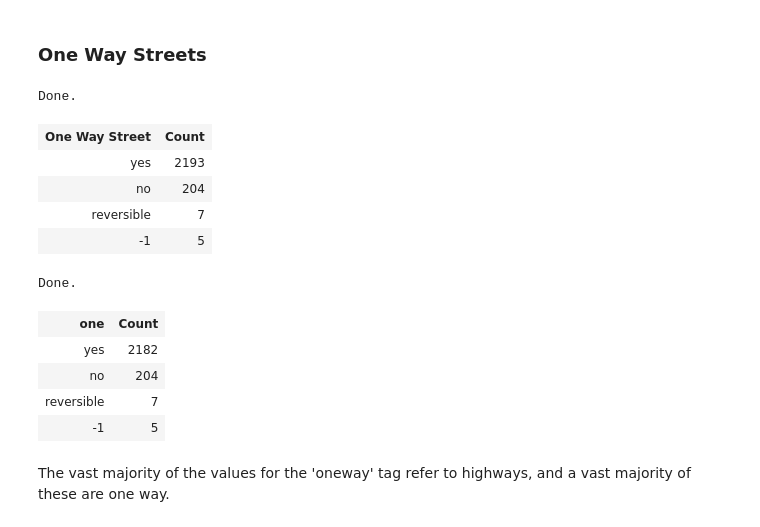
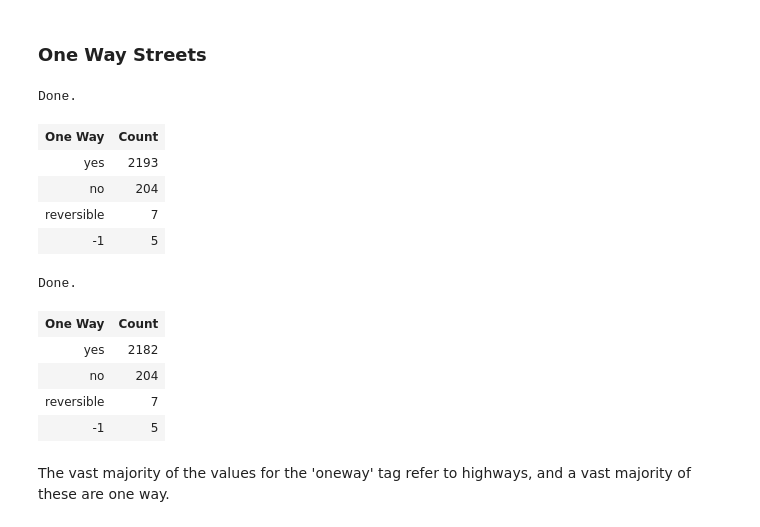
Before and after one commit to jaclynrich/manhattan-osm-wrangling, a Jupyter notebook: output_and_report/OpenStreetMap Data Wrangling and Case Study.ipynb, the cells around one changed output. Drawn from its saved outputs; the diff is of its cells as text; code cells hidden in the pictures.

```diff
--- a/output_and_report/OpenStreetMap Data Wrangling and Case Study.ipynb
+++ b/output_and_report/OpenStreetMap Data Wrangling and Case Study.ipynb
@@ -330,23 +345,23 @@ The vast majority of streets in this map have a speed limit of 25 mph.
 ### One Way Streets
 # %%
 %%sql
-SELECT value AS 'One Way Street', COUNT(*) AS Count
+SELECT value AS 'One Way', COUNT(*) AS Count
 FROM tags
 WHERE key='oneway'
 GROUP BY value
 ORDER BY Count DESC
 LIMIT 10;
 # %% [output]
 Done.
-| One Way Street | Count |
+| One Way | Count |
 | yes | 2193 |
 | no | 204 |
 | reversible | 7 |
 | -1 | 5 |
 # %%
 %%sql
--- The most popular cuisines among fast food restaurants
-SELECT value AS 'one', COUNT(*) AS Count
+-- Values of oneway for those that also have the 'highway' tag
+SELECT value AS 'One Way', COUNT(*) AS Count
 FROM tags
 WHERE key='oneway' and id in (SELECT DISTINCT id
                               FROM tags
@@ -356,7 +371,7 @@ ORDER BY Count DESC
 LIMIT 10;
 # %% [output]
 Done.
-| one | Count |
+| One Way | Count |
 | yes | 2182 |
 | no | 204 |
 | reversible | 7 |
```
Also changed, not shown: parts of 45 cells of this notebook.
